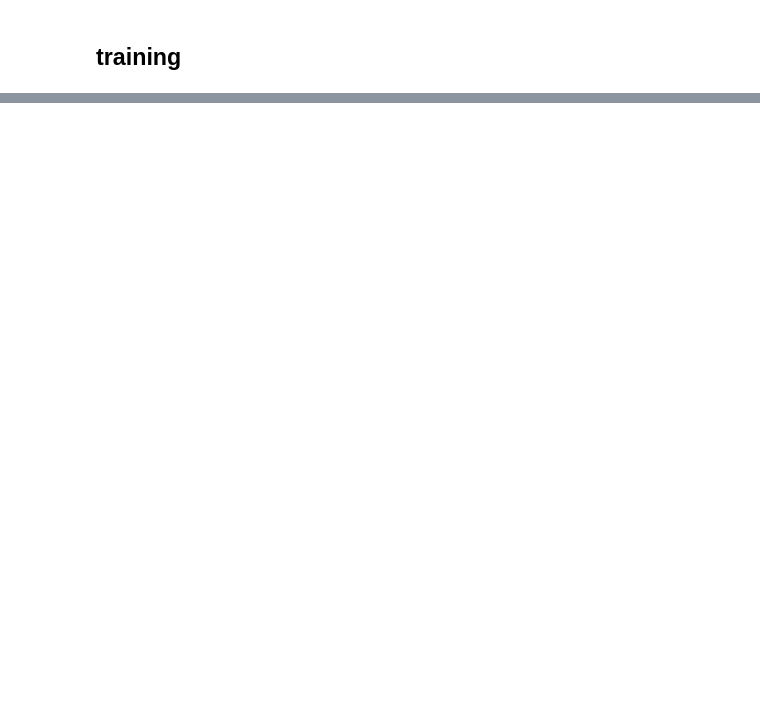
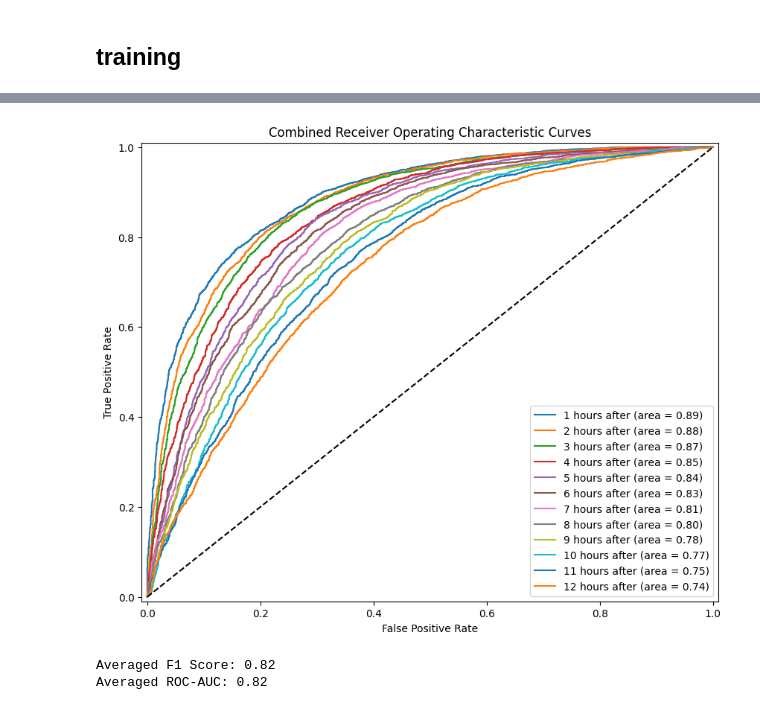
Before and after one commit to JOJOZYH/si670_final_project, a Jupyter notebook: yuhan.ipynb, the cells around one changed output, grey strips where cells are left out. Drawn from its saved outputs; the diff is of its cells as text; code cells hidden in the pictures; blank space fills up the shorter version.

```diff
--- a/yuhan.ipynb
+++ b/yuhan.ipynb
@@ -188,0 +214,69 @@ dtype: int64
+# %%
+"""XGBoost Classifier"""
+
+from sklearn.compose import ColumnTransformer
+from sklearn.preprocessing import StandardScaler, OneHotEncoder
+from sklearn.pipeline import Pipeline
+from xgboost import XGBClassifier
+from sklearn.metrics import roc_auc_score, f1_score, roc_curve
+import matplotlib.pyplot as plt
+
+# Initialize lists to store results for each hour
+f1_scores = []
+roc_aucs = []
+
+# Create a single plot for all ROC curves
+plt.figure(figsize=(10, 8))
+
+# Loop over each hour
+for i in range(1, 13):
+    # The current ith hour after current hour as label
+    y_train = data_train[f'pm2.5_{i}_hour_after'] >= 50
+    y_test = data_test[f'pm2.5_{i}_hour_after'] >= 50
+
+    # Create a pipeline with preprocessing and the XGBoost model
+    pipeline = Pipeline([
+        ('preprocessor', preprocessor),  # Preprocess numerical and categorical columns
+        ('classifier', XGBClassifier(eval_metric='logloss', random_state=1))  # XGBoost model
+    ])
+
+    # Train the pipeline
+    pipeline.fit(X_train, y_train)
+
+    # Predictions on the test data
+    y_pred_test = pipeline.predict(X_test)
+    y_prob_test = pipeline.predict_proba(X_test)[:, 1]
+
+    # Calculate scores for the test data
+    f1_test = f1_score(y_test, y_pred_test)
+    roc_auc_test = roc_auc_score(y_test, y_prob_test)
+
+    # Store the results
+    f1_scores.append(f1_test)
+    roc_aucs.append(roc_auc_test)
+
+    # Output the test F1 Score and ROC-AUC for the current hour
+    print(f"{i} hours after: Test F1 Score: {f1_test:.2f}, Test ROC-AUC: {roc_auc_test:.2f}")
+
+    # ROC Curve for test data
+    fpr_test, tpr_test, _ = roc_curve(y_test, y_prob_test)
+
+    # Plot the ROC curve on the single plot
+    plt.plot(fpr_test, tpr_test, label=f'{i} hours after (area = {roc_auc_test:.2f})')
+
+# Plot the diagonal line
+plt.plot([0, 1], [0, 1], 'k--')
+
+# Configure plot
+plt.xlim([-0.01, 1.01])
+plt.ylim([-0.01, 1.01])
+plt.xlabel('False Positive Rate')
+plt.ylabel('True Positive Rate')
+plt.title('Combined Receiver Operating Characteristic Curves')
+plt.legend(loc="lower right")
+plt.show()
+
+# Output overall results
+print(f"Averaged F1 Score: {sum(f1_scores)/len(f1_scores):.2f}")
+print(f"Averaged ROC-AUC: {sum(roc_aucs)/len(roc_aucs):.2f}")
+# %% [output]
@@ -188,0 +295,3 @@ dtype: int64
+[figure, added]
+Averaged F1 Score: 0.82
+Averaged ROC-AUC: 0.82
```
Also changed, not shown: parts of 11 cells of this notebook, 3 other files.
